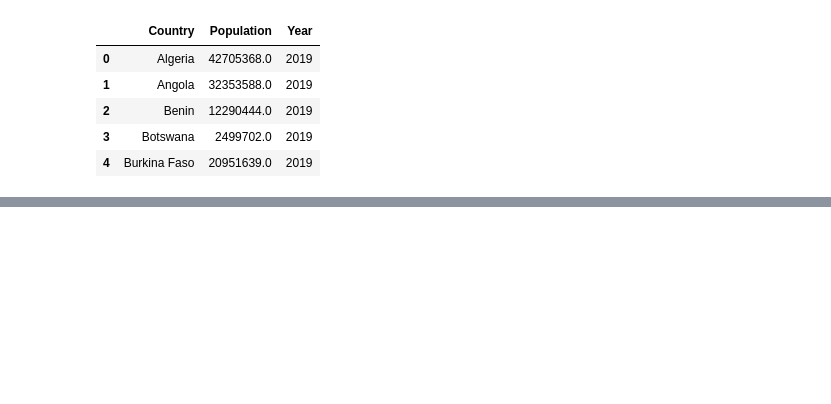
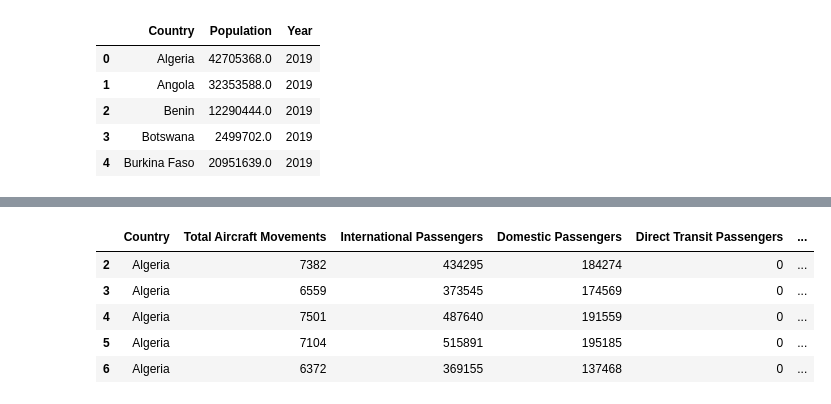
Before and after one commit to MbuyiseloNtando/Flights, a Jupyter notebook: Africa.ipynb, the cells around one changed output, grey strips where cells are left out. Cells and saved outputs as stored; diff of their text form; code cells hidden in the pictures; blank space fills up the shorter version.

```diff
--- a/Africa.ipynb
+++ b/Africa.ipynb
@@ -207,0 +198,10 @@ pd.merge(df_2019, gdp_2019, on='Country')
+# %%
+df.drop(['Airport'], axis = 1, inplace=True)
+df.head(5)
+# %% [output]
+|  | Country | Total Aircraft Movements | International Passengers | Domestic Passengers | Direct Transit Passengers | ... |
+| 2 | Algeria | 7382 | 434295 | 184274 | 0 | ... |
+| 3 | Algeria | 6559 | 373545 | 174569 | 0 | ... |
+| 4 | Algeria | 7501 | 487640 | 191559 | 0 | ... |
+| 5 | Algeria | 7104 | 515891 | 195185 | 0 | ... |
+| 6 | Algeria | 6372 | 369155 | 137468 | 0 | ... |
```
Also changed, not shown: parts of 11 cells of this notebook.
